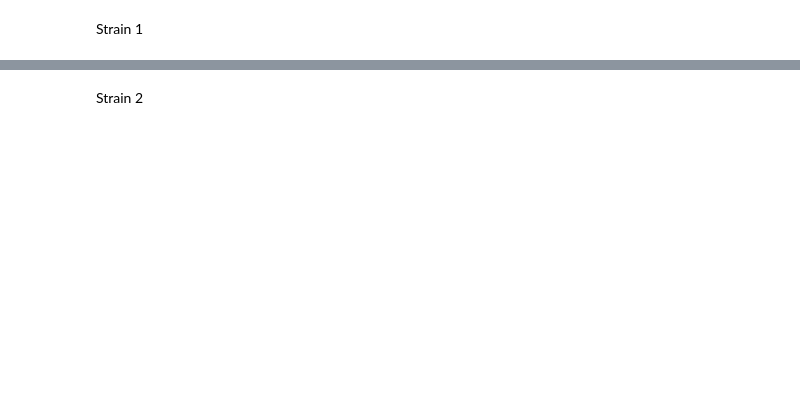
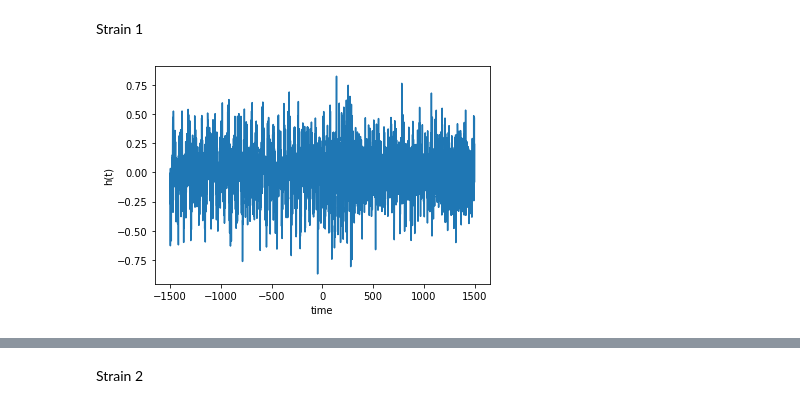
Before and after one commit to johnkou97/matched-filtering, a Jupyter notebook: meta-analysis.ipynb, the cells around one changed output, grey strips where cells are left out. Drawn from its saved outputs; the diff is of its cells as text; code cells hidden in the pictures; blank space fills up the shorter version.

```diff
--- a/meta-analysis.ipynb
+++ b/meta-analysis.ipynb
@@ -34,10 +40,12 @@ def templ(phi_c,x,t,tc):
 Strain 1
 # %%
 plt.plot(time,strain1)
-plt.title('Strain 1')
 plt.xlabel('time')
 plt.ylabel('h(t)')
+plt.savefig('plots/raw_1.png')
 plt.show()
+# %% [output]
+[figure, added]
 # %%
 plt.contour(phiran,mas,mpsn_1)
 plt.ylim(70,100)
```
Also changed, not shown: parts of 18 cells of this notebook, 14 other files.
